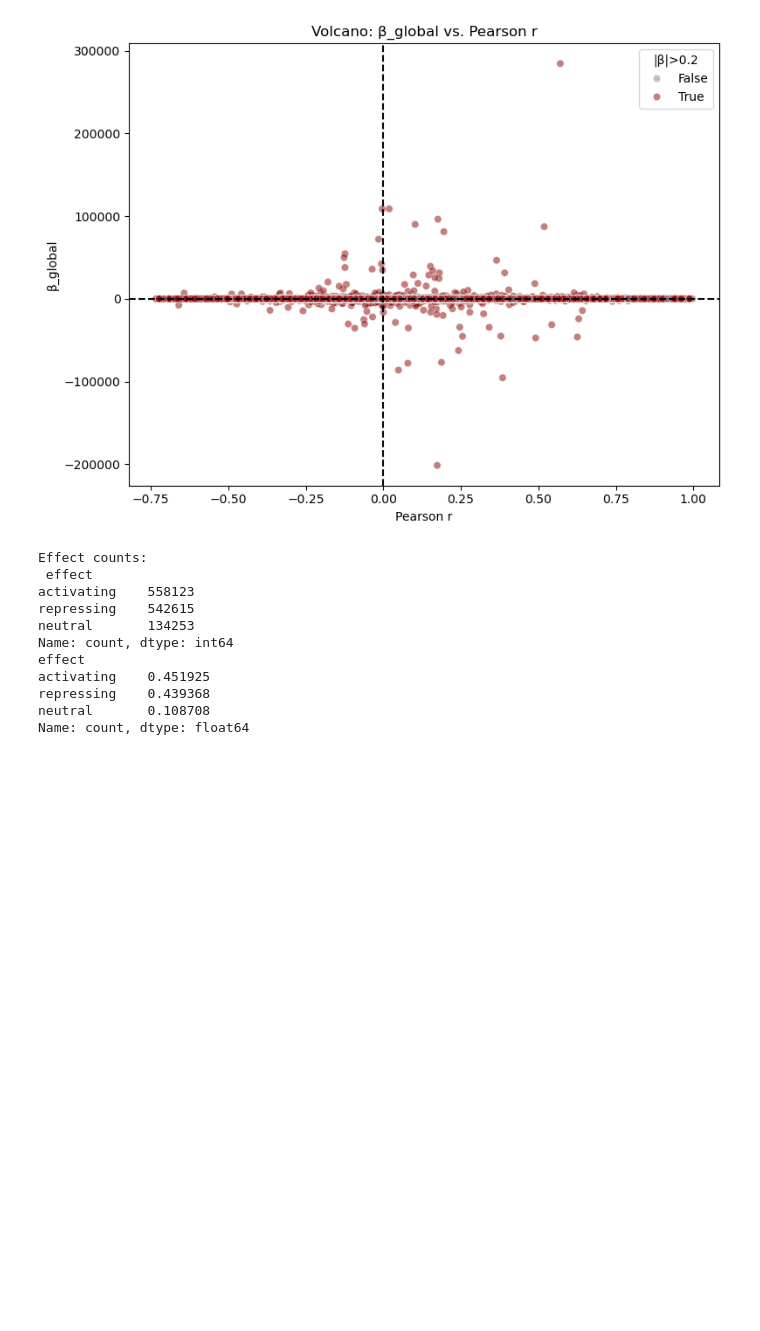
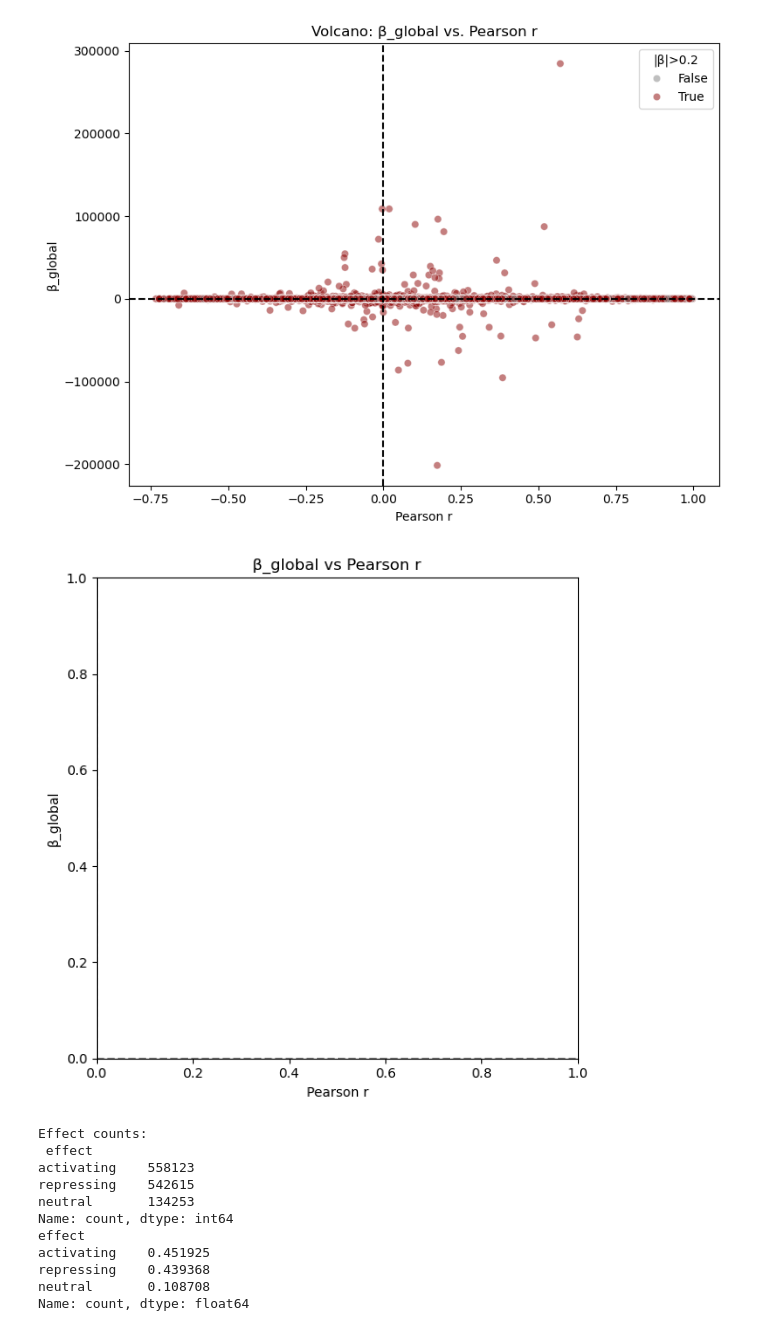
Before and after one commit to Topic2-Gene-Regulation-Immune-Cells/ILC-cells-Team4, a Jupyter notebook: 09_regression_analysis.ipynb, the cells around one changed output. Saved outputs shown, nothing was run; the diff lists cells and outputs as text; code cells hidden in the pictures; blank space fills up the shorter version.

```diff
--- a/09_regression_analysis.ipynb
+++ b/09_regression_analysis.ipynb
@@ -256,6 +256,19 @@ plt.show()
 Correlation between β_global and |r|: 0.005487831568508557
 [figure]
 [figure]
+# %%
+plt.figure(figsize=(6, 6))
+#sns.jointplot(x="pearson_r", y="beta_global", data=regdf, kind="hex")
+plt.title("β_global vs Pearson r")
+plt.xlabel("Pearson r")
+plt.ylabel("β_global")
+plt.axhline(0, color='gray', linestyle='--')
+plt.axvline(0, color='gray', linestyle='--')
+plt.tight_layout()
+#plt.savefig(os.path.join(PLOTS_DIR, "beta_global_vs_pearson_r.png"))
+plt.show()
+# %% [output]
+[figure, added]
 # %%
 # e) Activating vs repressing counts
 print("Effect counts:\n", regdf["effect"].value_counts())
```
Also changed, not shown: parts of 3 cells of this notebook, 2 other files.
